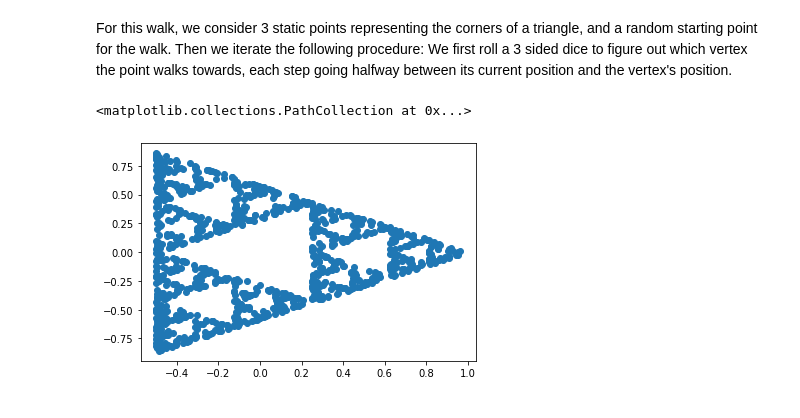
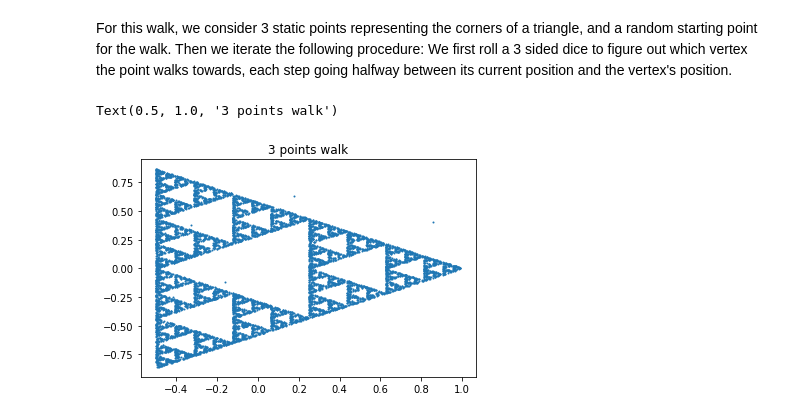
Before and after one commit to ethancma/the-random-walk, a Jupyter notebook: main.ipynb, the cells around one changed output. Drawn from its saved outputs; the diff is of its cells as text; code cells hidden in the pictures.

```diff
--- a/main.ipynb
+++ b/main.ipynb
@@ -42,20 +42,21 @@ Square root of 1000 steps: 31.622776601683793
 # %% [markdown]
 For this walk, we consider 3 static points representing the corners of a triangle, and a random starting point for the walk. Then we iterate the following procedure: We first roll a 3 sided dice to figure out which vertex the point walks towards, each step going halfway between its current position and the vertex's position.
 # %%
-def points_walk() -> list:
+def points_walk(iters) -> list:
     # Initializing the positions
-    positions = np.zeros((steps, 2))
+    positions = np.zeros((iters, 2))
     positions[0, :] = np.random.uniform(-1,1, 2)
 
     # Arrange n static points evenly spaced around a unit circle
     statics = np.vstack((np.cos(np.linspace(0,2*np.pi, 4))[::-1], np.sin(np.linspace(0,2*np.pi,4))[::-1])).T
-    for i in range(1, steps):
+    for i in range(1, iters):
         vertex = np.random.randint(0,3)
         positions[i, :] = (positions[i-1]+statics[vertex])/2
     return positions.T
 # %%
-xvals, yvals = points_walk()
-plt.scatter(xvals, yvals)
+xvals, yvals = points_walk(iters=10000)
+plt.scatter(xvals, yvals, s=1)
+plt.title("3 points walk")
 # %% [output]
-<matplotlib.collections.PathCollection at 0x...>
+Text(0.5, 1.0, '3 points walk')
-[figure, old version]
+[figure, new version]
```
